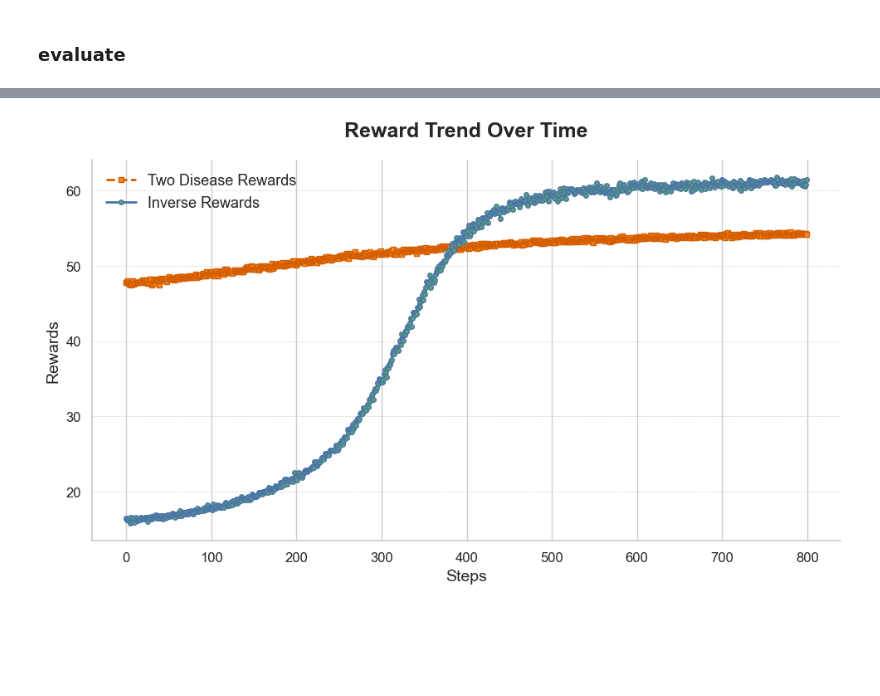
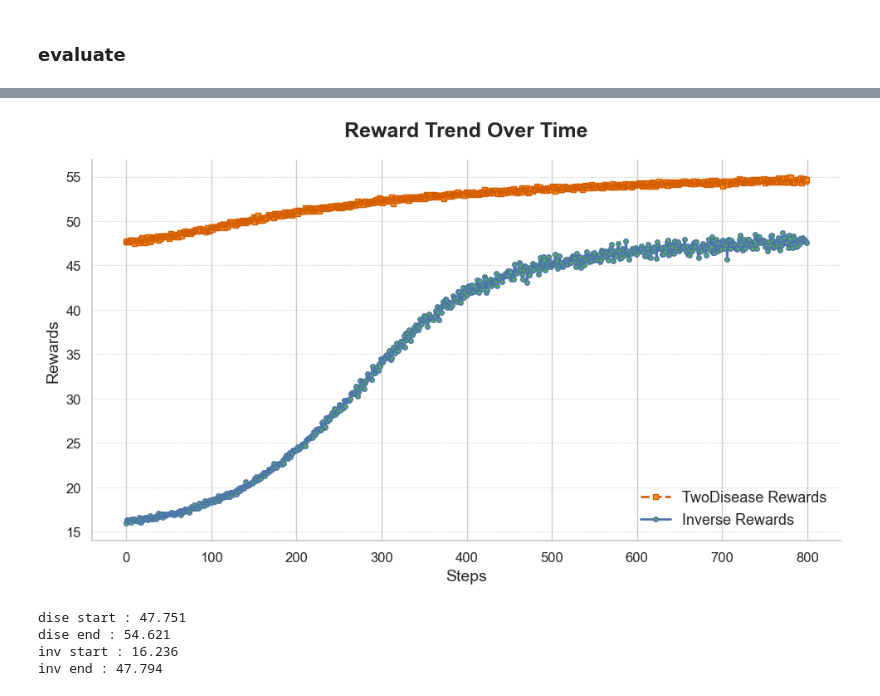
Before and after one commit to DoHyung08/geneProject, a Jupyter notebook: eval_res.ipynb, the cells around one changed output, grey strips where cells are left out. Cells and saved outputs as stored; diff of their text form; code cells hidden in the pictures; blank space fills up the shorter version.

Commit message:
re-train

```diff
--- a/eval_res.ipynb
+++ b/eval_res.ipynb
@@ -3,9 +3,16 @@
 # %%
 from stable_baselines3 import PPO
 from geneEnv import geneEnv
+from pig import pig
 
-model = PPO.load('result/TwoDiseInverse/error/trained_model.zip')
 
+modelName = "TwoDise"
+model = PPO.load("result\\"+modelName+"\\trained_model.zip")
+
+with open("result\\"+modelName+"\\pigInfo.txt", "r") as f:
+    code = f.read()
+# 읽어온 코드 실행
+exec(code)
 print("Evaluating")
 #env = model.get_env()
 env = geneEnv(2,32,80)
@@ -40,9 +48,16 @@ Evaluating
 # %%
 from stable_baselines3 import PPO
 from geneEnv import geneEnv
+from pig import pig
 
-model = PPO.load('result/TwoDise/error/trained_model.zip')
 
+modelName = "TwoDiseInverse"
+model = PPO.load("result\\"+modelName+"\\trained_model.zip")
+
+with open("result\\"+modelName+"\\pigInfo.txt", "r") as f:
+    code = f.read()
+# 읽어온 코드 실행
+exec(code)
 print("Evaluating")
 #env = model.get_env()
 env = geneEnv(2,32,80)
@@ -86,9 +100,30 @@ plt.show()
+# %%
+import csv
+import seaborn as sns
+import matplotlib.pyplot as plt
+
+folderPath = 'result/TwoDise/'
+
+f1 = open(folderPath+'monitor.csv','r',encoding='UTF8')
+
+f = csv.reader(f1,delimiter=',')
+next(f)
+next(f)
+next(f)
+
+rewards_dise = []
+for row in f:
+    rewards_dise.append(float(row[0]))
+
+edited_rewards_dise = []
+for i in range(0,len(rewards_dise)-1000,1000):
+    edited_rewards_dise.append(sum(rewards_dise[i:i+1000])/1000)
 # %%
 import csv
 import seaborn as sns
 import matplotlib.pyplot as plt
 
-folderPath = 'result/TwoDiseInverse/error/'
+folderPath = 'result/TwoDiseInverse/'
 
 f1 = open(folderPath+'monitor.csv','r',encoding='UTF8')
 
@@ -133,32 +147,47 @@ sns.set(style="whitegrid", font_scale=1.2, rc={"lines.linewidth": 2})
 plt.figure(figsize=(10, 6))
 
 # 곡선 플롯
-plt.plot(edited_rewards_tds, color="#D55E00", label='Two Disease Rewards', linestyle='--', marker='s', markersize=4, markerfacecolor="#F28E2B")
+plt.plot(edited_rewards_dise, color="#D55E00", label='TwoDisease Rewards', linestyle='--', marker='s', markersize=4, markerfacecolor="#F28E2B")
 plt.plot(edited_rewards_inv, color="#4C72B0", label='Inverse Rewards', linestyle='-', marker='o', markersize=4, markerfacecolor="#55A868")
 
 # 그래프 제목과 축 레이블 (모던한 서체와 적절한 폰트 크기 설정)
 plt.title('Reward Trend Over Time', fontsize=18, fontweight='bold', pad=20)
 plt.xlabel('Steps', fontsize=14)
 plt.ylabel('Rewards', fontsize=14)
 
 # 눈금 표시 설정
 plt.xticks(fontsize=12)
 plt.yticks(fontsize=12)
 
 # 그리드 설정 (세로선만 표시, 과하지 않게)
 plt.grid(True, which='major', axis='y', linestyle='--', linewidth=0.6, alpha=0.7)
 
 # 레전드 추가
 plt.legend(loc='best', frameon=False, fontsize=13)
 
 # 스타일에 모던한 감각을 더하는 '축 오른쪽과 위쪽 제거' (논문용 그래프에서 자주 사용되는 간결한 스타일)
 sns.despine()
 
 # 그래프 저장 (고해상도, 논문용으로 적합)
 plt.tight_layout()
 #plt.savefig('rewards_graph.png', dpi=300, bbox_inches='tight')
 
 # 그래프 출력
 plt.show()
 # %% [output]
-[figure, old version]
+[figure, new version]
+# %%
+diseStart = sum(edited_rewards_dise[:10])/len(edited_rewards_dise[:10])
+diseEnd = sum(edited_rewards_dise[-10:])/len(edited_rewards_dise[-10:])
+invStart = sum(edited_rewards_inv[:10])/len(edited_rewards_inv[:10])
+invEnd = sum(edited_rewards_inv[-10:])/len(edited_rewards_inv[-10:])
+
+print(f"dise start : {diseStart:.3f}")
+print(f"dise end : {diseEnd:.3f}")
+print(f"inv start : {invStart:.3f}")
+print(f"inv end : {invEnd:.3f}")
+# %% [output]
+dise start : 47.751
+dise end : 54.621
+inv start : 16.236
+inv end : 47.794
```
Also changed, not shown: parts of 4 cells of this notebook, 8 other files.
